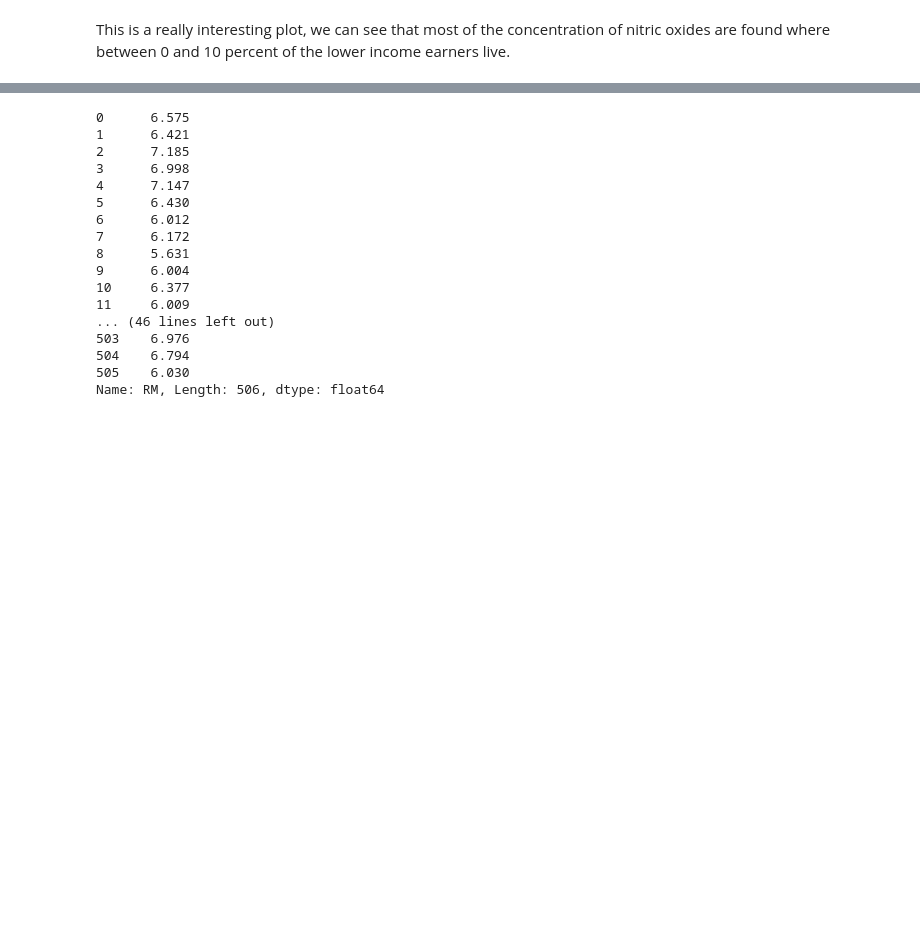
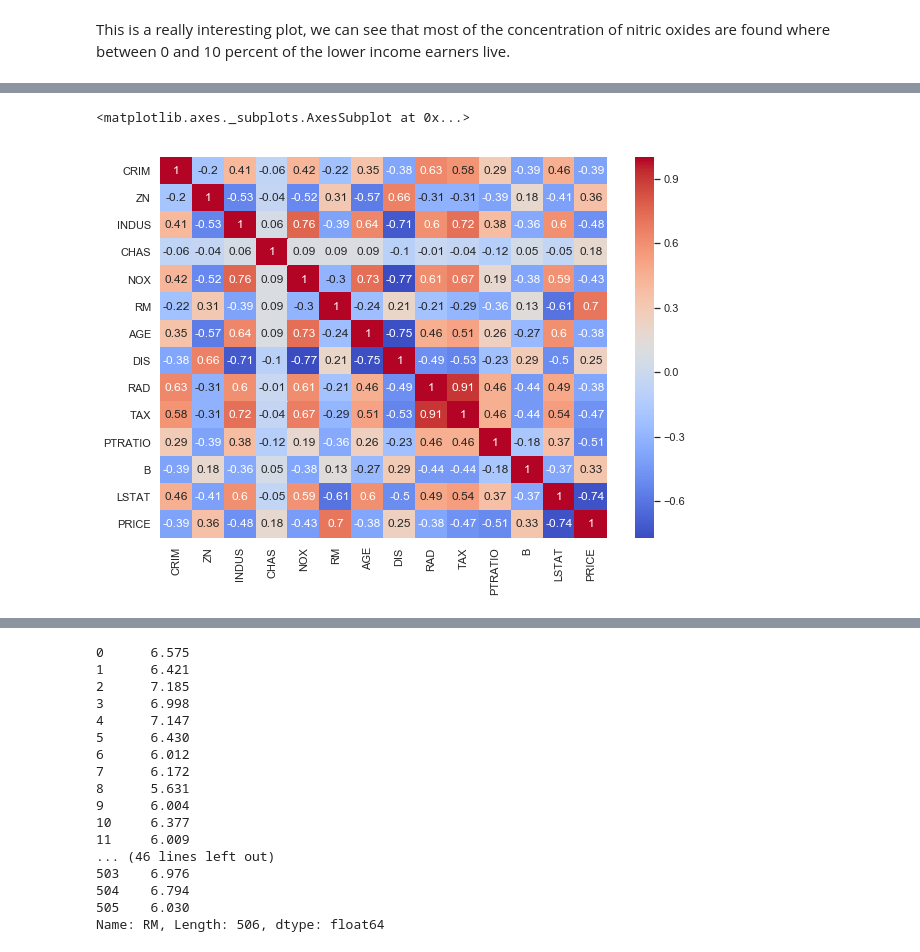
Before and after one commit to Datagatherer2357/Machine-Learning-and-Statistics-2019-Assessment, a Jupyter notebook: Machine-Learning-and-Statistics-2019-Assessment.ipynb, the cells around one changed output, grey strips where cells are left out. Saved outputs shown, nothing was run; the diff lists cells and outputs as text; code cells hidden in the pictures; blank space fills up the shorter version.

Commit message:
Created correlation matrix to explore variable relationships

```diff
--- a/Machine-Learning-and-Statistics-2019-Assessment.ipynb
+++ b/Machine-Learning-and-Statistics-2019-Assessment.ipynb
@@ -312,0 +326,8 @@ This is a really interesting plot, we can see that most of the concentration of
+# %%
+# [3]
+
+correlation_matrix = boston.corr().round(2)
+sns.heatmap(data=correlation_matrix, annot=True, cmap='coolwarm')
+# %% [output]
+<matplotlib.axes._subplots.AxesSubplot at 0x...>
+[figure, added]
```
Also changed, not shown: parts of 13 cells of this notebook.
